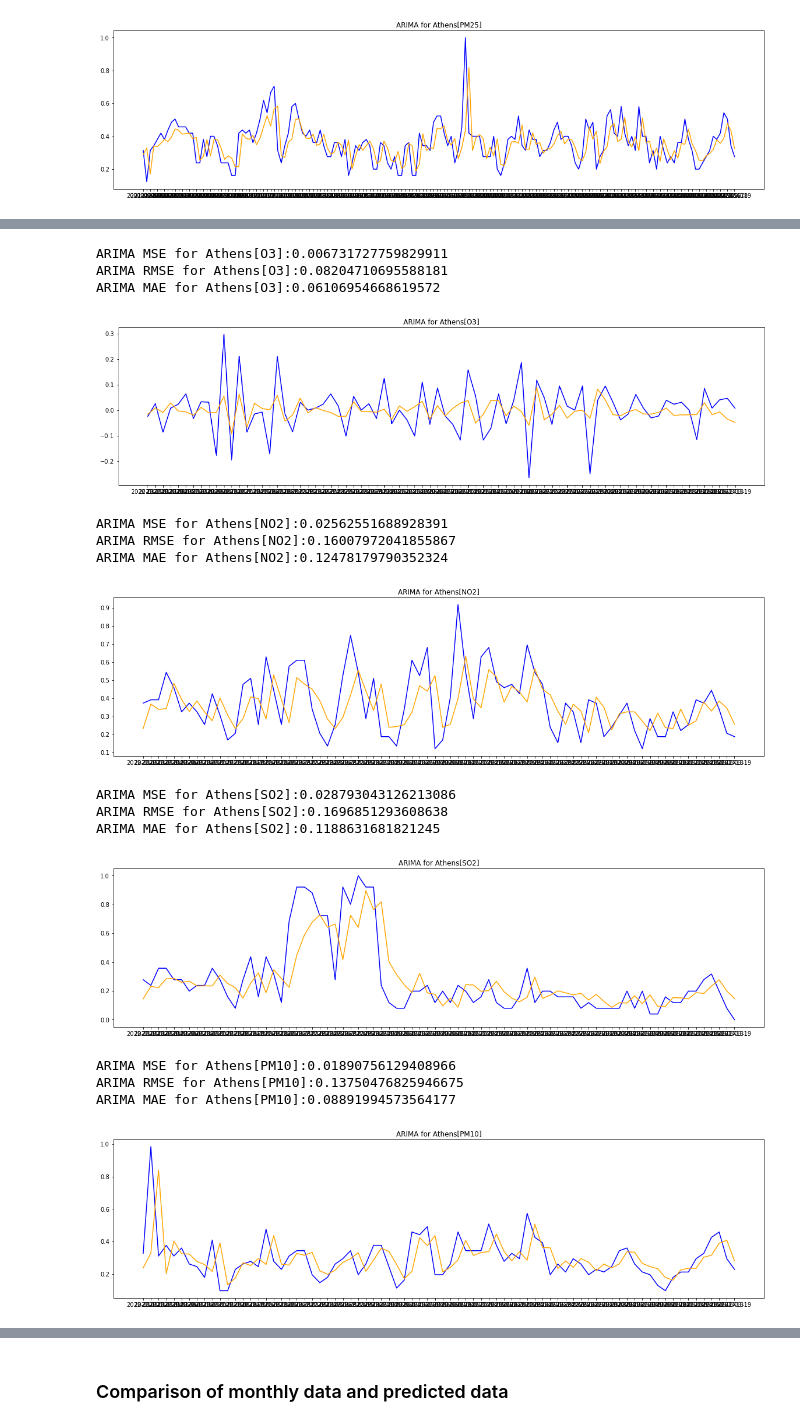
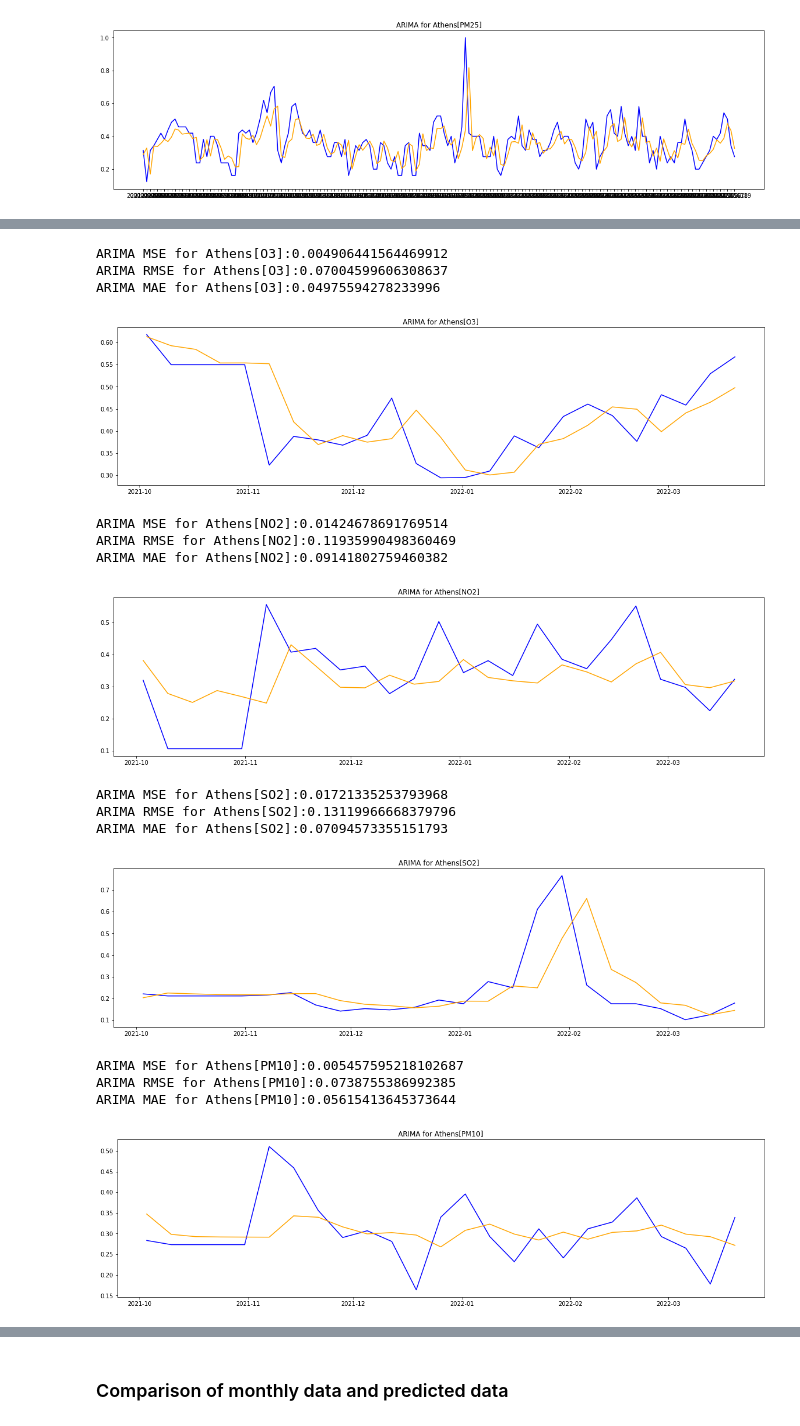
Before and after one commit to pbiti/Air-Pollution-Prediction_diploma-thesis, a Jupyter notebook: Athens/Athens_ARIMA.ipynb, the cells around one changed output, grey strips where cells are left out. Drawn from its saved outputs; the diff is of its cells as text; code cells hidden in the pictures.

```diff
--- a/Athens/Athens_ARIMA.ipynb
+++ b/Athens/Athens_ARIMA.ipynb
@@ -449,0 +417,4 @@ def seasonal_split_ARIMA(data, params):
+# %%
+Athens_Data.index = pd.to_datetime(Athens_Data.index)
+# %%
+Athens_weekly = Athens_Data.resample("1w").mean().bfill()
@@ -449,0 +490,11 @@ def seasonal_split_ARIMA(data, params):
+# %%
+#PM2.5
+plt.rcParams.update({'figure.figsize':(12,4)})
+
+# Original Series
+fig, axes = plt.subplots(1, 3)
+axes[0].plot(Athens_weekly['pm25']); axes[0].set_title('Original Series')
+plot_acf(Athens_weekly['pm25'], ax=axes[1])
+plot_pacf(Athens_weekly['pm25'], ax=axes[2])
+
+plt.show()
@@ -450,6 +503,6 @@ def seasonal_split_ARIMA(data, params):
 # %%
 #O3
-pred_o3_seasonal, test_o3_seasonal = seasonal_split_ARIMA(Athens_Data['o3'].diff(), (2,1,2))
+pred_o3_seasonal, test_o3_seasonal = manual_ARIMA(Athens_weekly['o3'], (2,1,2))
 pred_o3_seasonal = pd.Series(pred_o3_seasonal)
 pred_o3_seasonal.index = test_o3_seasonal.index
 
@@ -460,12 +513,12 @@ print("ARIMA MAE for Athens[O3]:" + str(mean_absolute_error(test_o3_seasonal, pr
 title = "ARIMA for Athens[O3]"
 plt.figure(figsize=(20, 5))
 plt.title(title)
-plt.plot(test_o3_seasonal, label='Actual Data', color='blue')
-plt.plot(pred_o3_seasonal, label='Predicted Data', color='orange')
+plt.plot(test_o3_seasonal, label='Actual weekly', color='blue')
+plt.plot(pred_o3_seasonal, label='Predicted weekly', color='orange')
 plt.show()
 
 #NO2
-pred_no2_seasonal, test_no2_seasonal = seasonal_split_ARIMA(Athens_Data['no2'], (2,0,6))
+pred_no2_seasonal, test_no2_seasonal = manual_ARIMA(Athens_weekly['no2'], (2,0,2))
 pred_no2_seasonal = pd.Series(pred_no2_seasonal)
 pred_no2_seasonal.index = test_no2_seasonal.index
 
@@ -476,12 +529,12 @@ print("ARIMA MAE for Athens[NO2]:" + str(mean_absolute_error(test_no2_seasonal,
 title = "ARIMA for Athens[NO2]"
 plt.figure(figsize=(20, 5))
 plt.title(title)
-plt.plot(test_no2_seasonal, label='Actual Data', color='blue')
-plt.plot(pred_no2_seasonal, label='Predicted Data', color='orange')
+plt.plot(test_no2_seasonal, label='Actual weekly', color='blue')
+plt.plot(pred_no2_seasonal, label='Predicted weekly', color='orange')
 plt.show()
 
 #SO2
-pred_so2_seasonal, test_so2_seasonal = seasonal_split_ARIMA(Athens_Data['so2'], (3,0,11))
+pred_so2_seasonal, test_so2_seasonal = manual_ARIMA(Athens_weekly['so2'], (2,0,3))
 pred_so2_seasonal = pd.Series(pred_so2_seasonal)
 pred_so2_seasonal.index = test_so2_seasonal.index
 
@@ -492,55 +545,55 @@ print("ARIMA MAE for Athens[SO2]:" + str(mean_absolute_error(test_so2_seasonal,
 title = "ARIMA for Athens[SO2]"
 plt.figure(figsize=(20, 5))
 plt.title(title)
-plt.plot(test_so2_seasonal, label='Actual Data', color='blue')
-plt.plot(pred_so2_seasonal, label='Predicted Data', color='orange')
+plt.plot(test_so2_seasonal, label='Actual weekly', color='blue')
+plt.plot(pred_so2_seasonal, label='Predicted weekly', color='orange')
 plt.show()
 
 #PM10
-pred_pm10_seasonal, test_pm10_seasonal = seasonal_split_ARIMA(Athens_Data['pm10'], (2,0,5))
+pred_pm10_seasonal, test_pm10_seasonal = manual_ARIMA(Athens_weekly['pm10'], (1,0,1))
 pred_pm10_seasonal = pd.Series(pred_pm10_seasonal)
 pred_pm10_seasonal.index = test_pm10_seasonal.index
 
 print("ARIMA MSE for Athens[PM10]:" + str(mean_squared_error(test_pm10_seasonal, pred_pm10_seasonal)))
 print("ARIMA RMSE for Athens[PM10]:" + str(math.sqrt(mean_squared_error(test_pm10_seasonal, pred_pm10_seasonal))))
 print("ARIMA MAE for Athens[PM10]:" + str(mean_absolute_error(test_pm10_seasonal, pred_pm10_seasonal)))
 
 title = "ARIMA for Athens[PM10]"
 plt.figure(figsize=(20, 5))
 plt.title(title)
-plt.plot(test_pm10_seasonal, label='Actual Data', color='blue')
-plt.plot(pred_pm10_seasonal, label='Predicted Data', color='orange')
+plt.plot(test_pm10_seasonal, label='Actual weekly', color='blue')
+plt.plot(pred_pm10_seasonal, label='Predicted weekly', color='orange')
 plt.show()
 
 #PM25
-pred_pm25_seasonal, test_pm25_seasonal = seasonal_split_ARIMA(Athens_Data['pm25'], (2,0,5))
+pred_pm25_seasonal, test_pm25_seasonal = manual_ARIMA(Athens_weekly['pm25'], (1,0,1))
 pred_pm25_seasonal = pd.Series(pred_pm25_seasonal)
 pred_pm25_seasonal.index = test_pm25_seasonal.index
 
 print("ARIMA MSE for Athens[PM25]:" + str(mean_squared_error(test_pm25_seasonal, pred_pm25_seasonal)))
 print("ARIMA RMSE for Athens[PM25]:" + str(math.sqrt(mean_squared_error(test_pm25_seasonal, pred_pm25_seasonal))))
 print("ARIMA MAE for Athens[PM25]:" + str(mean_absolute_error(test_pm25_seasonal, pred_pm25_seasonal)))
 
 title = "ARIMA for Athens[PM25]"
 plt.figure(figsize=(20, 5))
 plt.title(title)
-plt.plot(test_pm25_seasonal, label='Actual Data', color='blue')
-plt.plot(pred_pm25_seasonal, label='Predicted Data', color='orange')
+plt.plot(test_pm25_seasonal, label='Actual weekly', color='blue')
+plt.plot(pred_pm25_seasonal, label='Predicted weekly', color='orange')
 plt.show()
 # %% [output]
-ARIMA MSE for Athens[O3]:0.006731727759829911
-ARIMA RMSE for Athens[O3]:0.08204710695588181
-ARIMA MAE for Athens[O3]:0.06106954668619572
+ARIMA MSE for Athens[O3]:0.004906441564469912
+ARIMA RMSE for Athens[O3]:0.07004599606308637
+ARIMA MAE for Athens[O3]:0.04975594278233996
-[figure, old version]
+[figure, new version]
-ARIMA MSE for Athens[NO2]:0.02562551688928391
-ARIMA RMSE for Athens[NO2]:0.16007972041855867
-ARIMA MAE for Athens[NO2]:0.12478179790352324
+ARIMA MSE for Athens[NO2]:0.01424678691769514
+ARIMA RMSE for Athens[NO2]:0.11935990498360469
+ARIMA MAE for Athens[NO2]:0.09141802759460382
-[figure, old version]
+[figure, new version]
-ARIMA MSE for Athens[SO2]:0.028793043126213086
-ARIMA RMSE for Athens[SO2]:0.1696851293608638
-ARIMA MAE for Athens[SO2]:0.1188631681821245
+ARIMA MSE for Athens[SO2]:0.01721335253793968
+ARIMA RMSE for Athens[SO2]:0.13119966668379796
+ARIMA MAE for Athens[SO2]:0.07094573355151793
-[figure, old version]
+[figure, new version]
-ARIMA MSE for Athens[PM10]:0.01890756129408966
-ARIMA RMSE for Athens[PM10]:0.13750476825946675
-ARIMA MAE for Athens[PM10]:0.08891994573564177
+ARIMA MSE for Athens[PM10]:0.005457595218102687
+ARIMA RMSE for Athens[PM10]:0.0738755386992385
+ARIMA MAE for Athens[PM10]:0.05615413645373644
-[figure, old version]
+[figure, new version]
```
Also changed, not shown: parts of 19 cells of this notebook, 2 other files.
